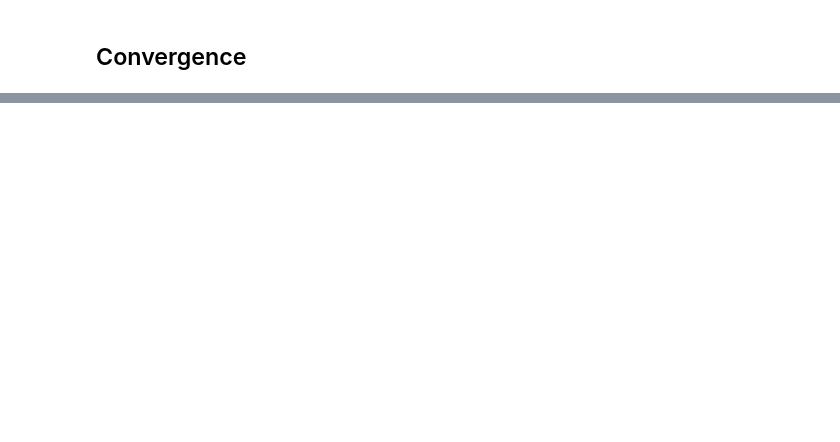
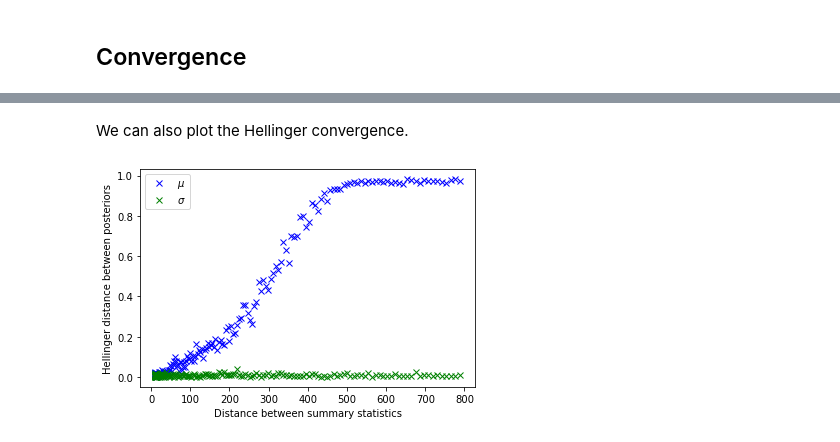
Before and after one commit to jiaao-wang98/Reconciling-Robustness-and-Interpretability-in-Machine-Learning, a Jupyter notebook: Stability.ipynb, the cells around one changed output, grey strips where cells are left out. Saved outputs shown, nothing was run; the diff lists cells and outputs as text; code cells hidden in the pictures; blank space fills up the shorter version.

```diff
--- a/Stability.ipynb
+++ b/Stability.ipynb
@@ -496,0 +237,38 @@ def():
+# %% [markdown]
+We can also plot the Hellinger convergence.
+# %%
+def plot_Hellinger_Stability(observed_data, journals):
+    distance_summary = []
+    hell_mu = []
+    hell_sigma = []
+
+    # Recover x_1
+    height_obs0 = observed_data[0]
+    params0 = journals[0].get_parameters()
+
+    # Compute distance between sumamry statistics
+    for data in observed_data[1:]:
+        distance_summary.append(distance_calculator.distance(data, height_obs0))
+
+    for journal in journals[1:]:
+        # Observe posterior
+        #journal.plot_posterior_distr(true_parameter_values=[170,15])
+
+        # Compute Monte Carlo distance
+        params = journal.get_parameters()
+        hell_mu.append(hell_Gaussian(params0['mu'], params['mu'], 0.3, n=1000, plot = False))
+        hell_sigma.append(hell_Gaussian(params0['sigma'], params['sigma'], 0.3, n=1000, plot = False))
+
+    fig1 = plt.figure()
+    plt.plot((distance_summary), (np.array(hell_mu)), 'bx', label=r'$\mu$')
+    plt.plot((distance_summary), (np.array(hell_sigma)), 'gx', label=r'$\sigma$')
+
+    plt.xlabel('Distance between summary statistics')
+    plt.ylabel('Hellinger distance between posteriors')
+    #plt.title('Histogram of IQ')
+    plt.legend()
+    plt.savefig('HellConv')
+
+plot_Hellinger_Stability(observed_data, journals)
+# %% [output]
+[figure, added]
```
Also changed, not shown: parts of 21 cells of this notebook, 6 other files.
